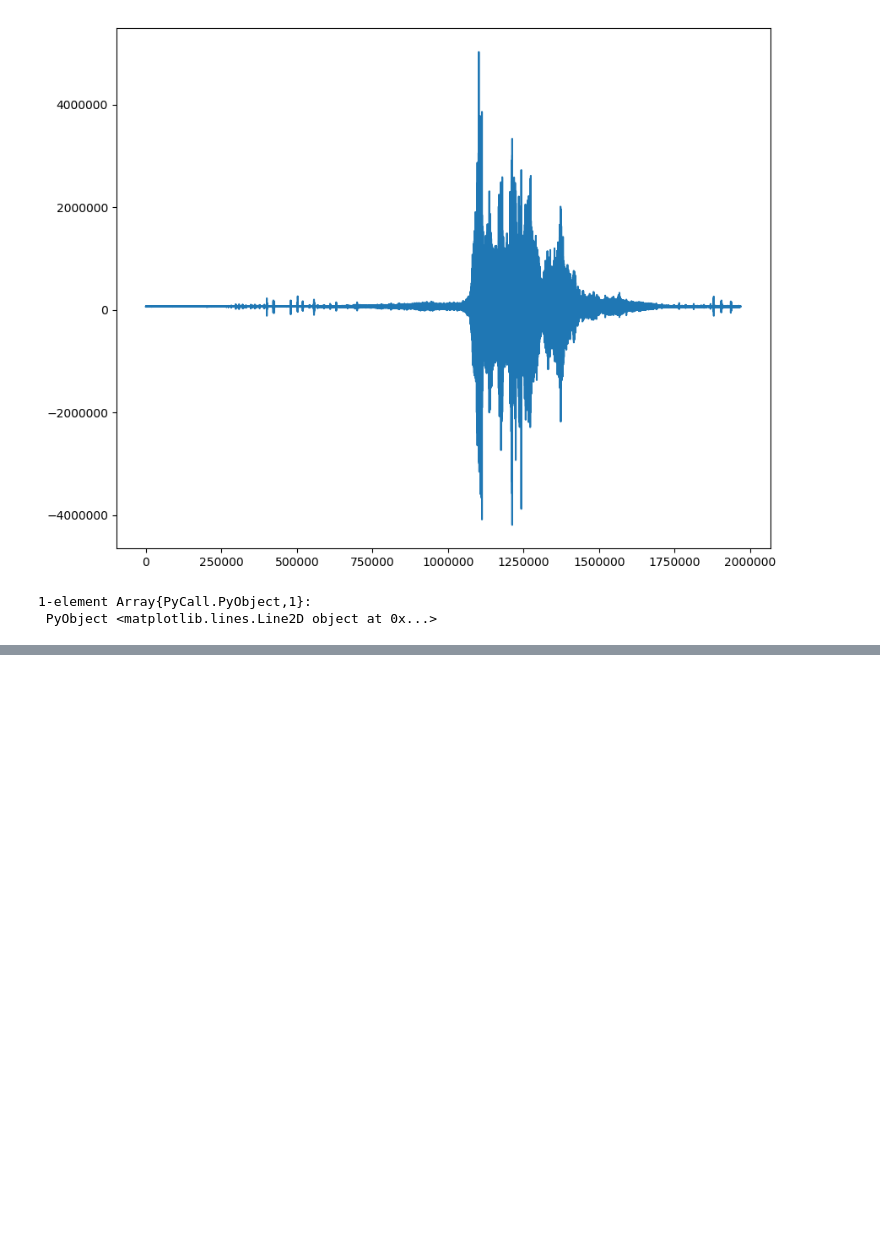
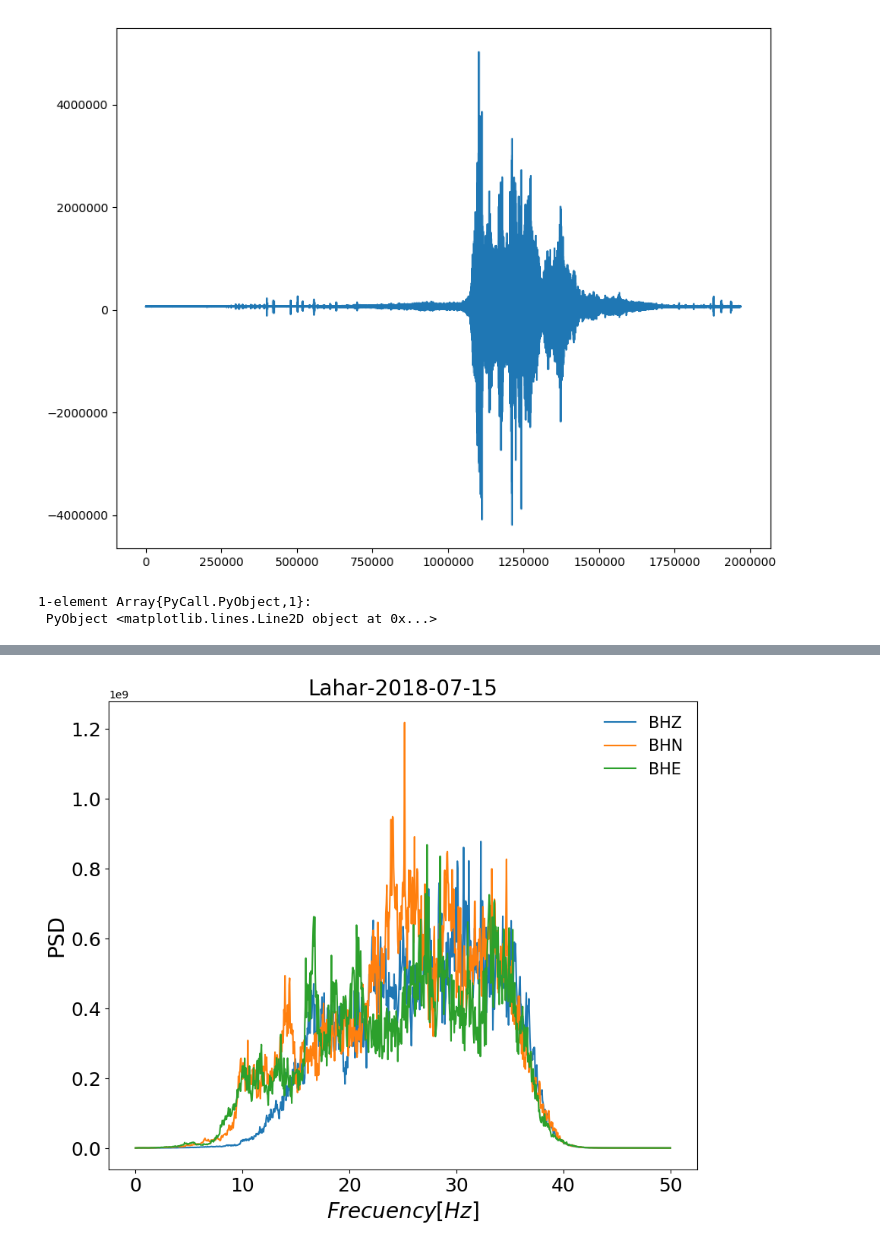
Before and after one commit to vhmar/Lahar-Events-2018, a Jupyter notebook: Lahar-2018-07-15-Ju.ipynb, the cells around one changed output, grey strips where cells are left out. Drawn from its saved outputs; the diff is of its cells as text; code cells hidden in the pictures; blank space fills up the shorter version.

```diff
--- a/Lahar-2018-07-15-Ju.ipynb
+++ b/Lahar-2018-07-15-Ju.ipynb
@@ -70,0 +105,25 @@ RasMt = welch_pgram(RasFil,fs=200,2048);
+# %%
+respon = Highpass(0.2,fs=100)
+desig = Butterworth(4)
+cubeFilZ = filt(digitalfilter(respon,desig),cube[1][1].t);
+cubeFilN = filt(digitalfilter(respon,desig),cube[1][2].t);
+cubeFilE = filt(digitalfilter(respon,desig),cube[1][3].t);
+# %%
+CuZMt = welch_pgram(cubeFilZ,fs=100,2048);
+CuNMt = welch_pgram(cubeFilN,fs=100,2048);
+CuEMt = welch_pgram(cubeFilE,fs=100,2048);
+# %%
+fig = figure(figsize=(10,8))
+plot(CuZMt.freq,CuZMt.power,label="BHZ")
+plot(CuNMt.freq,CuNMt.power,label="BHN")
+plot(CuEMt.freq,CuEMt.power,label="BHE")
+ylabel("PSD",fontsize=20)
+title("Lahar-2018-07-15",fontsize=20)
+xlabel(L"Frecuency [Hz]",fontsize=20)
+#legend(loc="best")
+legend(loc="best",fontsize=15,frameon=false);
+yticks(fontsize=18);
+xticks(fontsize=18);
+ticklabel_format(axis="y", style="sci",scilimits=(0,0))
+# %% [output]
+[figure, added]
```
Also changed, not shown: parts of 13 cells of this notebook, 13 other files.
